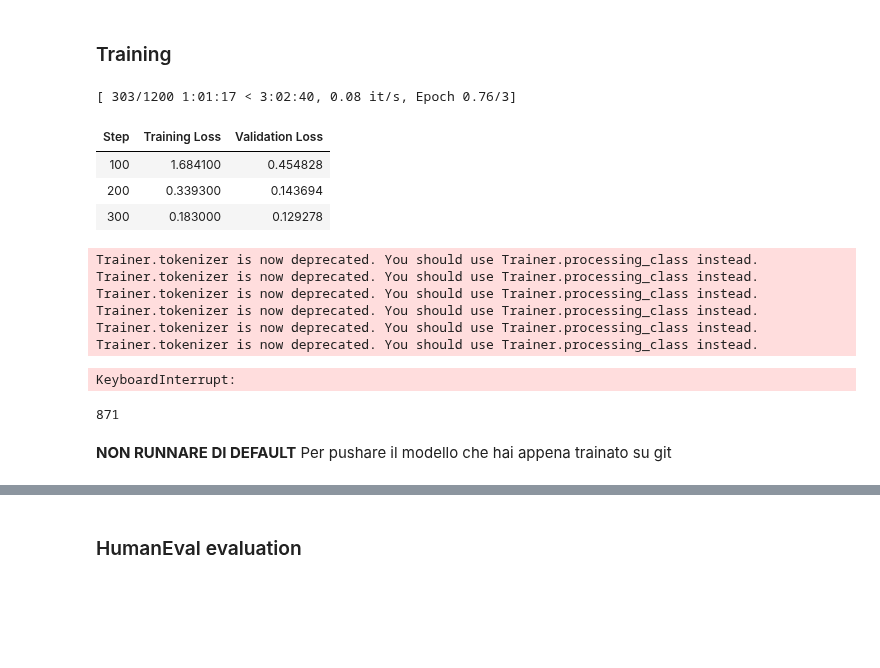
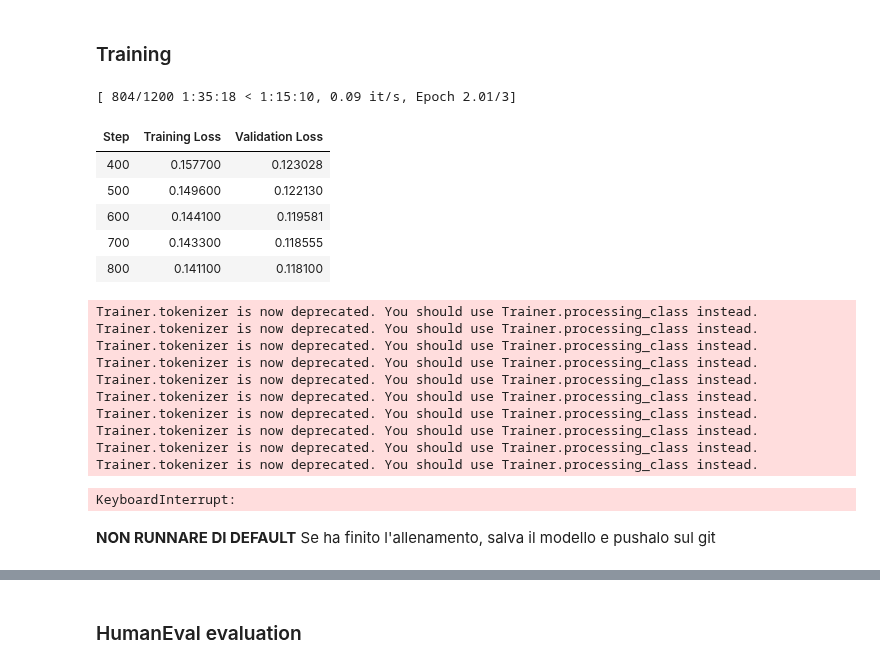
Before and after one commit to matteraggi/FineTuningAI, a Jupyter notebook: Progetto.ipynb, the cells around one changed output, grey strips where cells are left out. Saved outputs shown, nothing was run; the diff lists cells and outputs as text; code cells hidden in the pictures; blank space fills up the shorter version.

Commit message:
Seconda parte del finetuning con dataset_range a 4000. Arrivato a 800 steps (salvato sul drive).  Sistemato il codice per caricare modelli.

```diff
--- a/Progetto.ipynb
+++ b/Progetto.ipynb
@@ -173,10 +178,16 @@ model = AutoModelForCausalLM.from_pretrained(
 **NON RUNNARE DI DEFAULT**
 *- LOAD FINETUNED MODEL*
 # %%
-!apt-get install git
-!git clone https://github.com/matteraggi/FineTuningAI.git
+#Da Git:
+# !apt-get install git
+# !git clone https://github.com/matteraggi/FineTuningAI.git
+#Dal Drive (cambiare path manualmente):
+from google.colab import drive
+drive.mount('/content/drive')
+!cp -r /content/drive/MyDrive/checkpoint_800 /content/
+
 # Percorso alla directory del modello
-model_dir = "FineTuningAI/models/finetuned_model"
+checkpoint_path = "/content/checkpoint_800"
 
 compute_dtype = getattr(torch, bnb_4bit_compute_dtype)
 bnb_config = BitsAndBytesConfig(
@@ -186,10 +197,16 @@ bnb_config = BitsAndBytesConfig(
   bnb_4bit_use_double_quant=use_nested_quant,
 )
 
+# Load (partially) finetuned model
 model = AutoModelForCausalLM.from_pretrained(
-  model_dir,
+  checkpoint_path,
   device_map=device_map,
   quantization_config=bnb_config,
 )
 
+# Load tokenizer from checkpoint
+tokenizer = AutoTokenizer.from_pretrained(checkpoint_path)
+tokenizer.pad_token = tokenizer.eos_token
+tokenizer.padding_side = 'right'
+
 # Da qui, continui l'esecuzione tramite le celle seguenti, ovvero quelle di LoRA
@@ -298,31 +312,34 @@ trainer = SFTTrainer(
 # %%
 # Start training
 
 # Training da zero
-trainer.train()
+#trainer.train()
 
 # Training se già parzialmente allenato
-#trainer.train(resume_from_checkpoint=True)
+trainer.train(resume_from_checkpoint=checkpoint_path)
 
 # IGNORE 'Trainer.tokenizer is now deprecated. You should use Trainer.processing_class instead.' WARNING; CAUSED BY LIBRARY GLITCH
 # %% [output]
-[ 303/1200 1:01:17 < 3:02:40, 0.08 it/s, Epoch 0.76/3]
+[ 804/1200 1:35:18 < 1:15:10, 0.09 it/s, Epoch 2.01/3]
 | Step | Training Loss | Validation Loss |
-| 100 | 1.684100 | 0.454828 |
-| 200 | 0.339300 | 0.143694 |
-| 300 | 0.183000 | 0.129278 |
+| 400 | 0.157700 | 0.123028 |
+| 500 | 0.149600 | 0.122130 |
+| 600 | 0.144100 | 0.119581 |
+| 700 | 0.143300 | 0.118555 |
+| 800 | 0.141100 | 0.118100 |
 Trainer.tokenizer is now deprecated. You should use Trainer.processing_class instead.
 Trainer.tokenizer is now deprecated. You should use Trainer.processing_class instead.
 Trainer.tokenizer is now deprecated. You should use Trainer.processing_class instead.
 Trainer.tokenizer is now deprecated. You should use Trainer.processing_class instead.
 Trainer.tokenizer is now deprecated. You should use Trainer.processing_class instead.
 Trainer.tokenizer is now deprecated. You should use Trainer.processing_class instead.
+Trainer.tokenizer is now deprecated. You should use Trainer.processing_class instead.
+Trainer.tokenizer is now deprecated. You should use Trainer.processing_class instead.
+Trainer.tokenizer is now deprecated. You should use Trainer.processing_class instead.
+Trainer.tokenizer is now deprecated. You should use Trainer.processing_class instead.
 KeyboardInterrupt:
-# %%
-# Test per vedere il numero totale di passi per cui è stato allenato il modello
-# Utile per vedere se effettivamente l'allenamento è stato ripreso
-print(trainer.state.global_step)
-# %% [output]
-871
+# %% [markdown]
+**NON RUNNARE DI DEFAULT**
+Se ha finito l'allenamento, salva il modello e pushalo sul git
 # %%
 # Save the fine-tuned model
@@ -330,7 +347,4 @@ print(trainer.state.global_step)
 trainer.save_model("./results/messia_3")
-# %% [markdown]
-**NON RUNNARE DI DEFAULT**
-Per pushare il modello che hai appena trainato su git
 # %%
 from google.colab import userdata
 !apt-get install git
```
Also changed, not shown: parts of 7 cells of this notebook.
